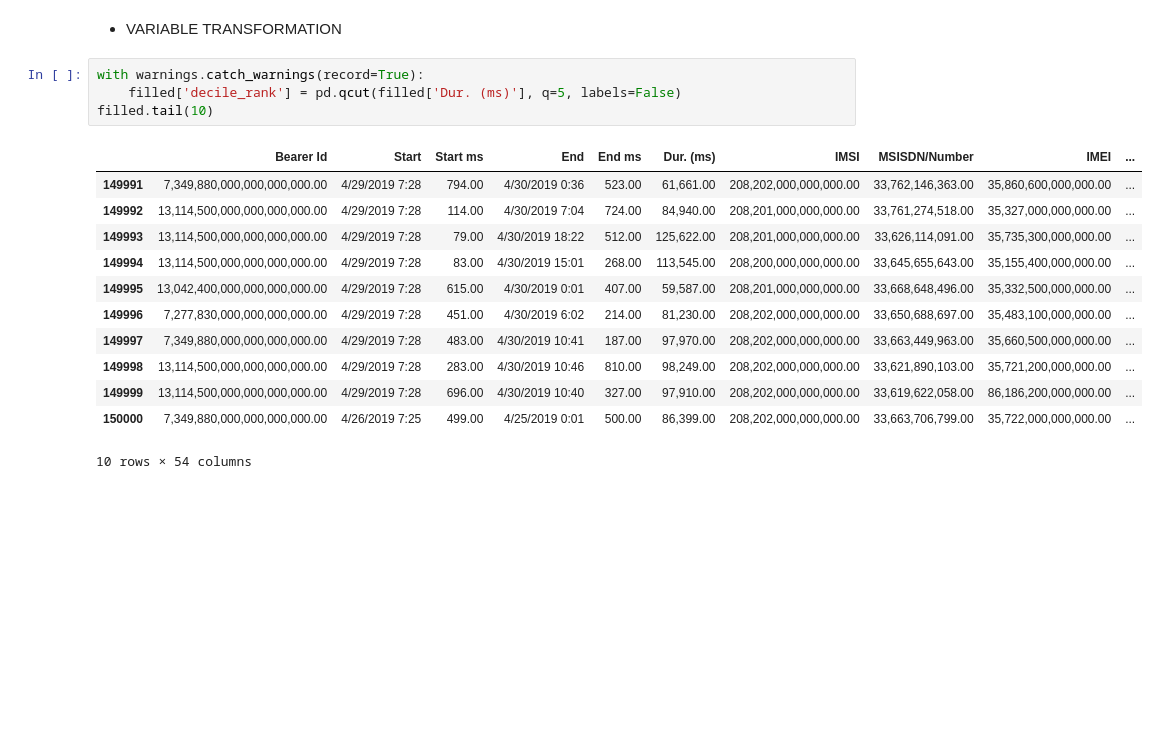
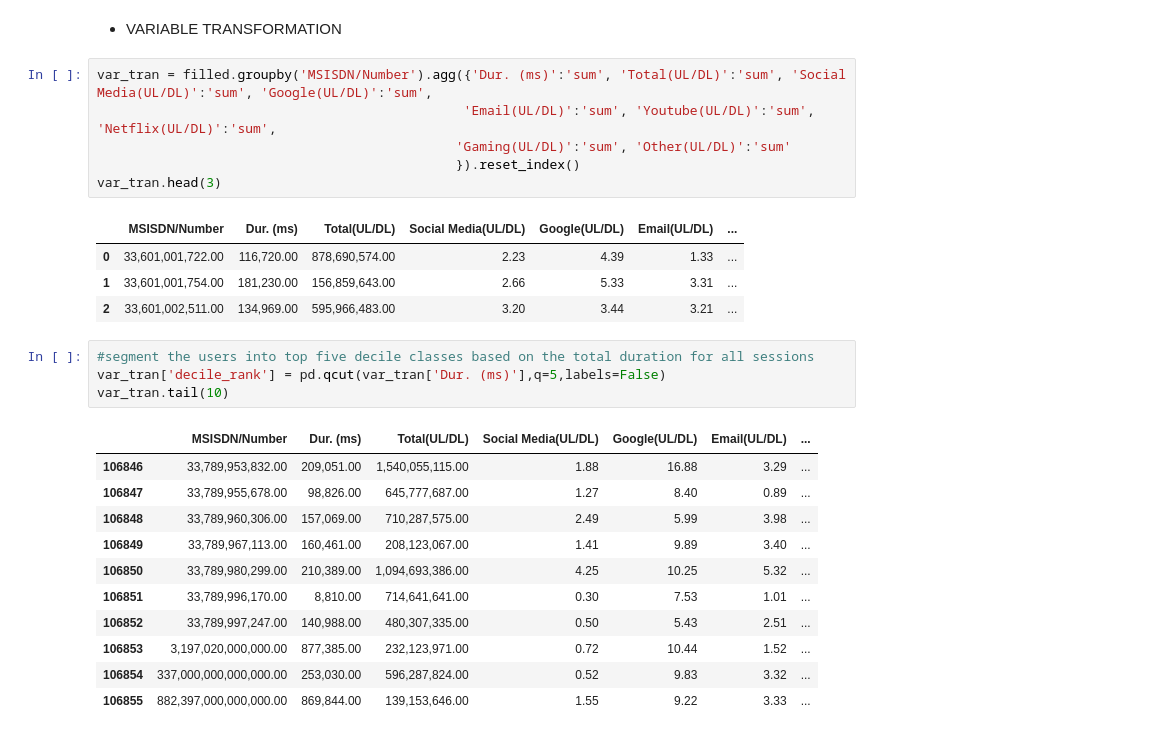
Before and after one commit to sel6/TellCo_Data_Analysis, a Jupyter notebook: notebooks/Data_Explore.ipynb, the cells around one changed output. Drawn from its saved outputs; the diff is of its cells as text; blank space fills up the shorter version.

```diff
--- a/notebooks/Data_Explore.ipynb
+++ b/notebooks/Data_Explore.ipynb
@@ -526,20 +526,30 @@ plot_scatter(filled.head(200), x_col="Other(UL/DL)", y_col="Total(UL/DL)", title
 [figure]
 # %% [markdown]
 * VARIABLE TRANSFORMATION
+# %%
+var_tran = filled.groupby('MSISDN/Number').agg({'Dur. (ms)':'sum', 'Total(UL/DL)':'sum', 'Social Media(UL/DL)':'sum', 'Google(UL/DL)':'sum',
+                                               'Email(UL/DL)':'sum', 'Youtube(UL/DL)':'sum', 'Netflix(UL/DL)':'sum',
+                                              'Gaming(UL/DL)':'sum', 'Other(UL/DL)':'sum'
+                                              }).reset_index()
+var_tran.head(3)
+# %% [output]
+|  | MSISDN/Number | Dur. (ms) | Total(UL/DL) | Social Media(UL/DL) | Google(UL/DL) | Email(UL/DL) | ... |
+| 0 | 33,601,001,722.00 | 116,720.00 | 878,690,574.00 | 2.23 | 4.39 | 1.33 | ... |
+| 1 | 33,601,001,754.00 | 181,230.00 | 156,859,643.00 | 2.66 | 5.33 | 3.31 | ... |
+| 2 | 33,601,002,511.00 | 134,969.00 | 595,966,483.00 | 3.20 | 3.44 | 3.21 | ... |
 # %%
-with warnings.catch_warnings(record=True):
-    filled['decile_rank'] = pd.qcut(filled['Dur. (ms)'], q=5, labels=False)
-filled.tail(10)
+#segment the users into top five decile classes based on the total duration for all sessions
+var_tran['decile_rank'] = pd.qcut(var_tran['Dur. (ms)'],q=5,labels=False)
+var_tran.tail(10)
 # %% [output]
-|  | Bearer Id | Start | Start ms | End | End ms | Dur. (ms) | IMSI | MSISDN/Number | IMEI | ... |
-| 149991 | 7,349,880,000,000,000,000.00 | 4/29/2019 7:28 | 794.00 | 4/30/2019 0:36 | 523.00 | 61,661.00 | 208,202,000,000,000.00 | 33,762,146,363.00 | 35,860,600,000,000.00 | ... |
-| 149992 | 13,114,500,000,000,000,000.00 | 4/29/2019 7:28 | 114.00 | 4/30/2019 7:04 | 724.00 | 84,940.00 | 208,201,000,000,000.00 | 33,761,274,518.00 | 35,327,000,000,000.00 | ... |
-| 149993 | 13,114,500,000,000,000,000.00 | 4/29/2019 7:28 | 79.00 | 4/30/2019 18:22 | 512.00 | 125,622.00 | 208,201,000,000,000.00 | 33,626,114,091.00 | 35,735,300,000,000.00 | ... |
-| 149994 | 13,114,500,000,000,000,000.00 | 4/29/2019 7:28 | 83.00 | 4/30/2019 15:01 | 268.00 | 113,545.00 | 208,200,000,000,000.00 | 33,645,655,643.00 | 35,155,400,000,000.00 | ... |
-| 149995 | 13,042,400,000,000,000,000.00 | 4/29/2019 7:28 | 615.00 | 4/30/2019 0:01 | 407.00 | 59,587.00 | 208,201,000,000,000.00 | 33,668,648,496.00 | 35,332,500,000,000.00 | ... |
-| 149996 | 7,277,830,000,000,000,000.00 | 4/29/2019 7:28 | 451.00 | 4/30/2019 6:02 | 214.00 | 81,230.00 | 208,202,000,000,000.00 | 33,650,688,697.00 | 35,483,100,000,000.00 | ... |
-| 149997 | 7,349,880,000,000,000,000.00 | 4/29/2019 7:28 | 483.00 | 4/30/2019 10:41 | 187.00 | 97,970.00 | 208,202,000,000,000.00 | 33,663,449,963.00 | 35,660,500,000,000.00 | ... |
-| 149998 | 13,114,500,000,000,000,000.00 | 4/29/2019 7:28 | 283.00 | 4/30/2019 10:46 | 810.00 | 98,249.00 | 208,202,000,000,000.00 | 33,621,890,103.00 | 35,721,200,000,000.00 | ... |
-| 149999 | 13,114,500,000,000,000,000.00 | 4/29/2019 7:28 | 696.00 | 4/30/2019 10:40 | 327.00 | 97,910.00 | 208,202,000,000,000.00 | 33,619,622,058.00 | 86,186,200,000,000.00 | ... |
-| 150000 | 7,349,880,000,000,000,000.00 | 4/26/2019 7:25 | 499.00 | 4/25/2019 0:01 | 500.00 | 86,399.00 | 208,202,000,000,000.00 | 33,663,706,799.00 | 35,722,000,000,000.00 | ... |
+|  | MSISDN/Number | Dur. (ms) | Total(UL/DL) | Social Media(UL/DL) | Google(UL/DL) | Email(UL/DL) | ... |
+| 106846 | 33,789,953,832.00 | 209,051.00 | 1,540,055,115.00 | 1.88 | 16.88 | 3.29 | ... |
+| 106847 | 33,789,955,678.00 | 98,826.00 | 645,777,687.00 | 1.27 | 8.40 | 0.89 | ... |
+| 106848 | 33,789,960,306.00 | 157,069.00 | 710,287,575.00 | 2.49 | 5.99 | 3.98 | ... |
+| 106849 | 33,789,967,113.00 | 160,461.00 | 208,123,067.00 | 1.41 | 9.89 | 3.40 | ... |
+| 106850 | 33,789,980,299.00 | 210,389.00 | 1,094,693,386.00 | 4.25 | 10.25 | 5.32 | ... |
+| 106851 | 33,789,996,170.00 | 8,810.00 | 714,641,641.00 | 0.30 | 7.53 | 1.01 | ... |
+| 106852 | 33,789,997,247.00 | 140,988.00 | 480,307,335.00 | 0.50 | 5.43 | 2.51 | ... |
+| 106853 | 3,197,020,000,000.00 | 877,385.00 | 232,123,971.00 | 0.72 | 10.44 | 1.52 | ... |
+| 106854 | 337,000,000,000,000.00 | 253,030.00 | 596,287,824.00 | 0.52 | 9.83 | 3.32 | ... |
+| 106855 | 882,397,000,000,000.00 | 869,844.00 | 139,153,646.00 | 1.55 | 9.22 | 3.33 | ... |
-10 rows × 54 columns
```
Also changed, not shown: parts of 2 cells of this notebook.
